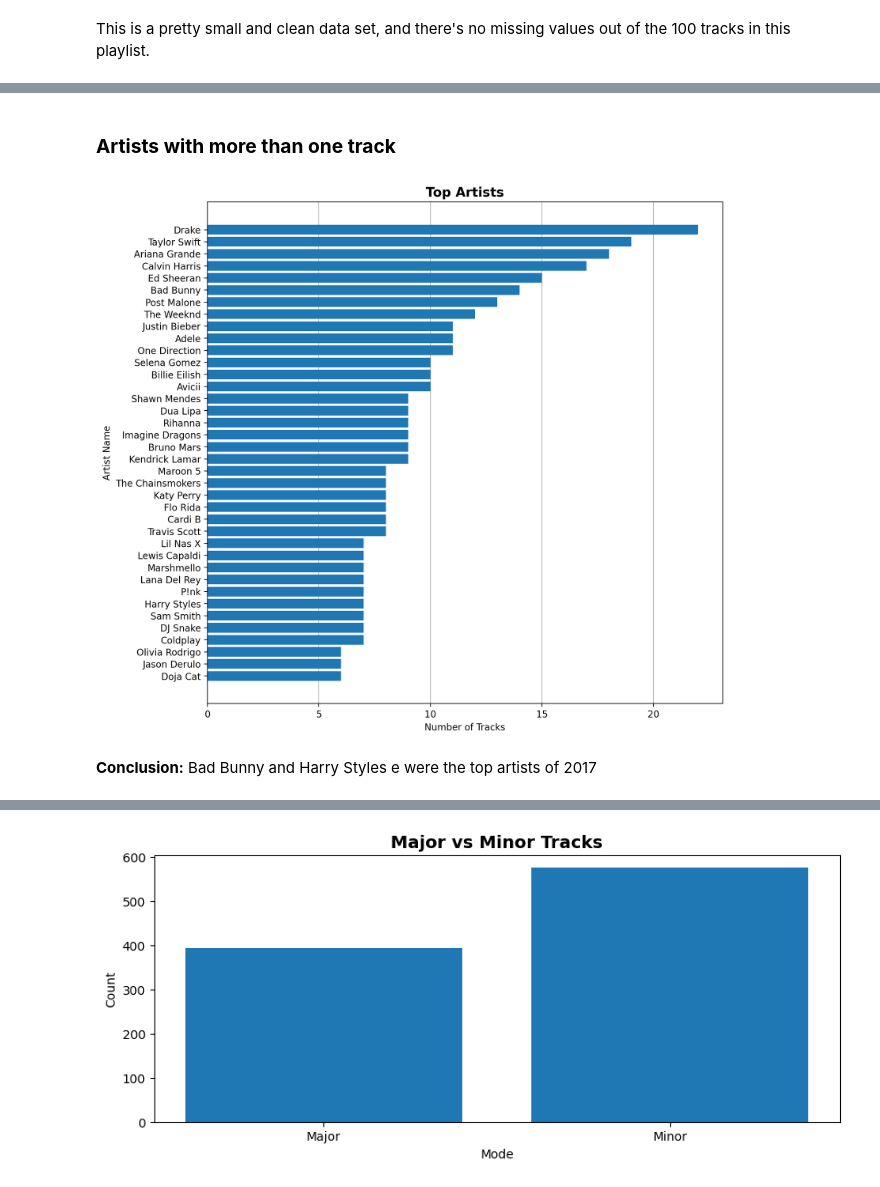
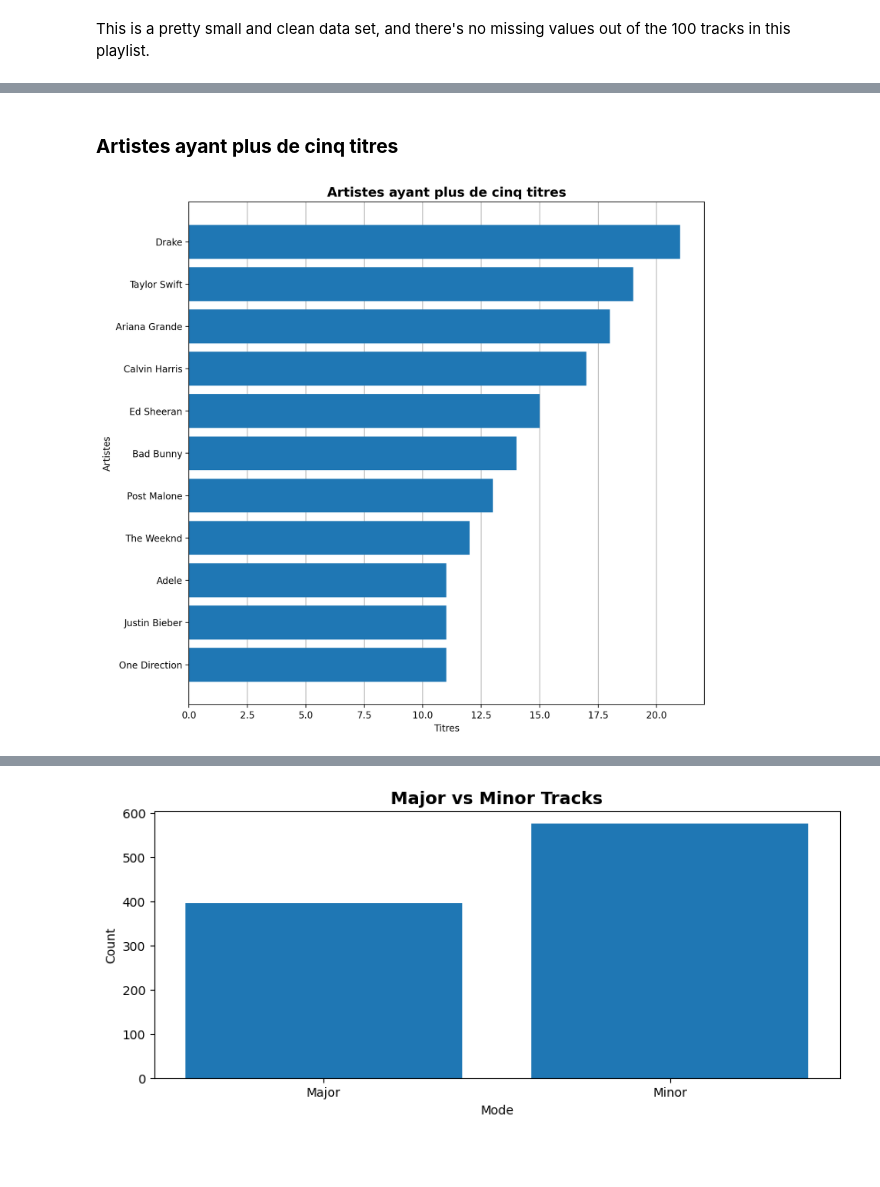
Before and after one commit to bernard-ng/unh-spotify-prediction, a Jupyter notebook: index.ipynb, the cells around one changed output, grey strips where cells are left out. Saved outputs shown, nothing was run; the diff lists cells and outputs as text; code cells hidden in the pictures; blank space fills up the shorter version.

```diff
--- a/index.ipynb
+++ b/index.ipynb
@@ -134,3 +133,4 @@ with open('data/spotify.csv', 'w', newline='') as output_file:
 # %%
-raw_df = pd.read_csv('data/spotify.csv');
+df_a = pd.read_csv('data/songs.csv');
+df_b = pd.read_csv('data.csv');
 # %% [markdown]
@@ -211,36 +248,34 @@ Full description of audio features: https://developer.spotify.com/documentation/
 # %% [markdown]
-### **Artists with more than one track**
+### **Artistes ayant plus de cinq titres**
 # %%
 # Group by artist_name and count the number of tracks
-top_artists = df.groupby('artist_name')['track_uri'].count().reset_index(name='count')
+top_artists = df_b.groupby('artist')['name'].count().reset_index(name='count')
 
 # Remove artists with a count less than or equal to 1
-top_artists = top_artists[top_artists['count'] > 5]
+top_artists = top_artists[top_artists['count'] > 10]
 
 # Sort the artists by count in descending order
 top_artists = top_artists.sort_values('count', ascending=False)
 
 # Plot the bar chart
 fig, ax = plt.subplots(figsize=(10, 10), dpi=200)
-ax.barh(top_artists['artist_name'], top_artists['count'], zorder=2)
+ax.barh(top_artists['artist'], top_artists['count'], zorder=2)
 
 # Reverse the axis so that the artist names are displayed vertically
 ax.invert_yaxis()
 
 # Set the labels and title
-ax.set_xlabel("Number of Tracks")
-ax.set_ylabel("Artist Name")
-ax.set_title("Top Artists")
+ax.set_xlabel("Titres")
+ax.set_ylabel("Artistes")
+ax.set_title("Artistes ayant plus de cinq titres")
 
 # Remove the legend and increase the size and boldness of the title
 ax.title.set_size(14)
 ax.title.set_weight('bold')
 
 # Set the grid lines behind the bars
 ax.grid(axis='x', zorder=0)
 
 plt.show()
 # %% [output]
-[figure, old version]
+[figure, new version]
-# %% [markdown]
-**Conclusion:** Bad Bunny and Harry Styles e were the top artists of 2017
```
Also changed, not shown: parts of 64 cells of this notebook, 6 other files.
